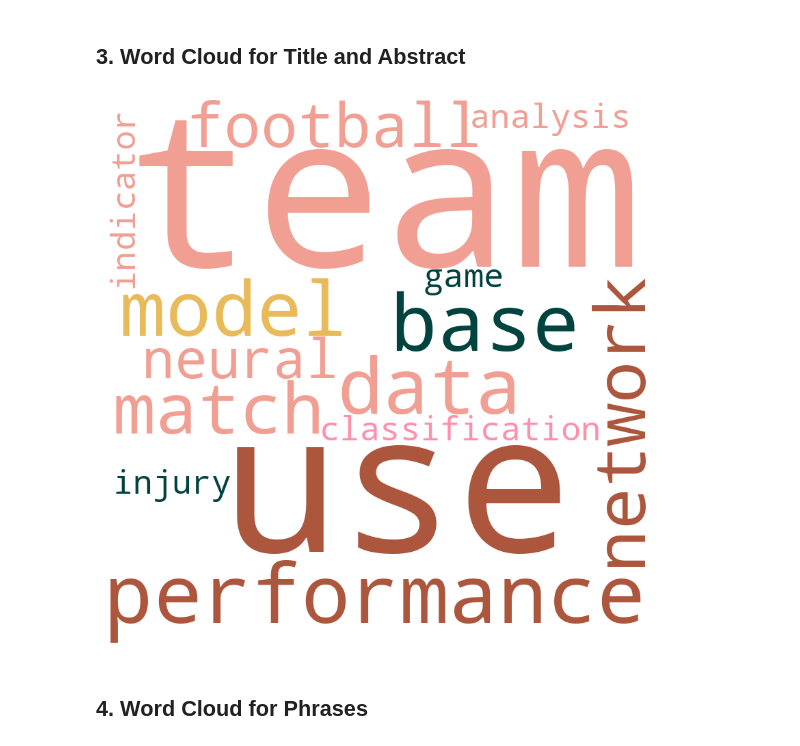
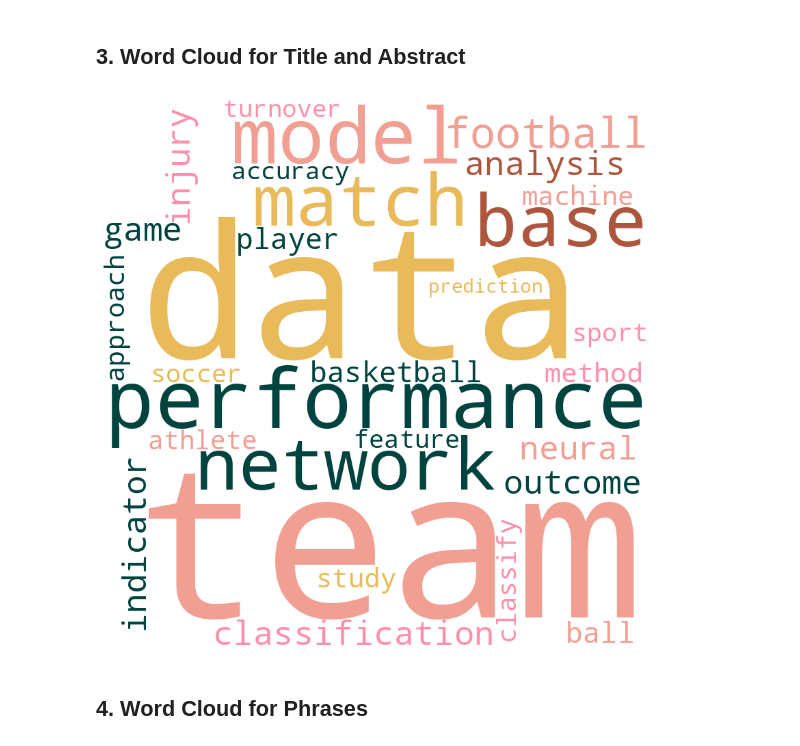
Before and after one commit to Matt17BR/ml4ds2324_topic_modeling, a Jupyter notebook: scripts/word_clouds.ipynb, the cells around one changed output. Saved outputs shown, nothing was run; the diff lists cells and outputs as text; code cells hidden in the pictures.

```diff
--- a/scripts/word_clouds.ipynb
+++ b/scripts/word_clouds.ipynb
@@ -91,37 +58,19 @@ plt.show()
 # %% [markdown]
 ## 3. Word Cloud for Title and Abstract
 # %%
-word_freqs_TA = {
-    'team': 47,
-    'use': 38,
-    'performance': 33,
-    'base': 30,
-    'data': 29,
-    'model': 28,
-    'network': 24,
-    'match': 24,
-    'football': 22,
-    'neural': 21,
-    'classification': 20,
-    'analysis': 20,
-    'game': 20,
-    'indicator': 20,
-    'injury': 19
-}
-wordcloud_TA = WordCloud(width=800, height=800,
-                      background_color='white',
-                      color_func=pink_color_func,
-                      random_state=123).generate_from_frequencies(word_freqs_TA)
+word_freqs_TA = dict((x, y) for x, y in words_lemm_TA)
+
+wordcloud_TA = custom_wordcloud().generate_from_frequencies(word_freqs_TA)
 
 wordcloud_TA.to_file(os.path.join('..','figures','wordcloud_TA.png'))
 
 #Display the word cloud using matplotlib
 plt.figure(figsize=(8, 8), facecolor=None)
 plt.imshow(wordcloud_TA, interpolation="bilinear")
 plt.axis("off")
 plt.tight_layout(pad=0)
 plt.show()
 # %% [output]
-[figure, old version]
+[figure, new version]
 # %% [markdown]
 ## 4. Word Cloud for Phrases
```
Also changed, not shown: parts of 4 cells of this notebook, 6 other files.
